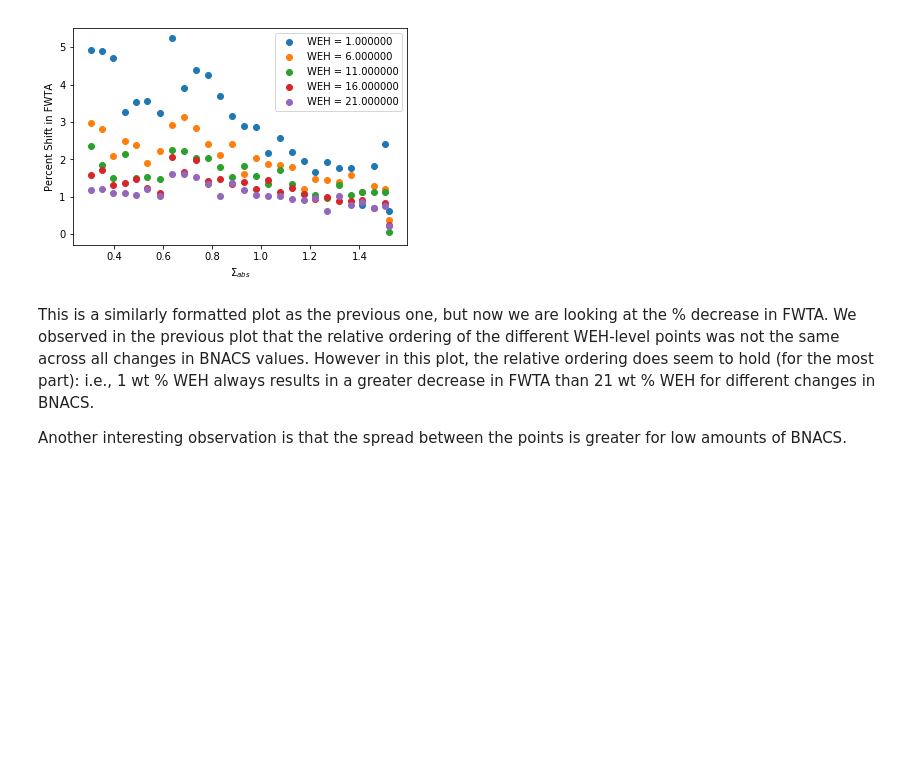
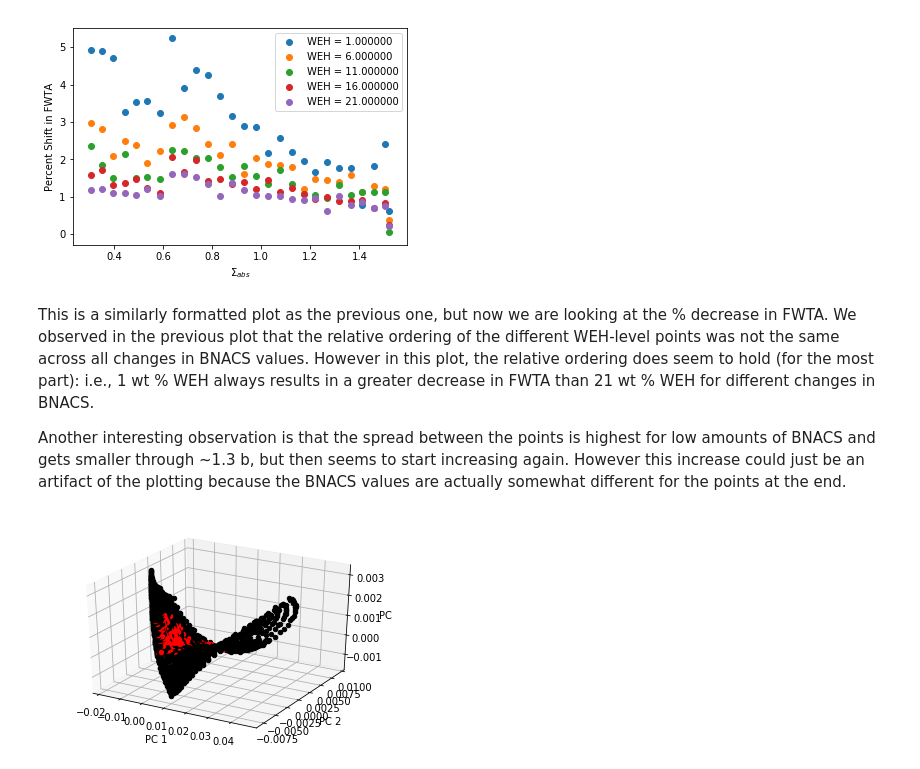
Before and after one commit to hannah-rae/dan_analysis, a Jupyter notebook: data_exploration.ipynb, the cells around one changed output. Saved outputs shown, nothing was run; the diff lists cells and outputs as text; code cells hidden in the pictures; blank space fills up the shorter version.

```diff
--- a/data_exploration.ipynb
+++ b/data_exploration.ipynb
@@ -194,4 +220,25 @@ Text(0.5,0,u'$\\Sigma_{abs}$')
 # %% [markdown]
 This is a similarly formatted plot as the previous one, but now we are looking at the % decrease in FWTA. We observed in the previous plot that the relative ordering of the different WEH-level points was not the same across all changes in BNACS values. However in this plot, the relative ordering does seem to hold (for the most part): i.e., 1 wt % WEH always results in a greater decrease in FWTA than 21 wt % WEH for different changes in BNACS.
 
-Another interesting observation is that the spread between the points is greater for low amounts of BNACS.
+Another interesting observation is that the spread between the points is highest for low amounts of BNACS and gets smaller through ~1.3 b, but then seems to start increasing again. However this increase could just be an artifact of the plotting because the BNACS values are actually somewhat different for the points at the end.
+# %%
+# Plot the DAN data on the modeled data manifold
+X_dan, Y_dan, _, _ = datasets.read_dan_data()
+
+fig = plt.figure()
+ax1 = fig.add_subplot(1, 1, 1, projection='3d')
+ax1.set_xlabel('PC 1')
+ax1.set_ylabel('PC 2')
+ax1.set_zlabel('PC 3')
+for x_t, (h, acs) in zip(X_t, Y):
+    exists = False
+    for [h_dan, acs_dan] in Y_dan:
+        if np.array_equal(np.array([h, acs]), np.array([h_dan, acs_dan])):
+            ax1.scatter(x_t[0], x_t[1], x_t[2], color='red')
+            exists = True
+            break
+
+    if not exists:
+        ax1.scatter(x_t[0], x_t[1], x_t[2], color='k')
+# %% [output]
+[figure, added]
```
Also changed, not shown: parts of 6 cells of this notebook.
